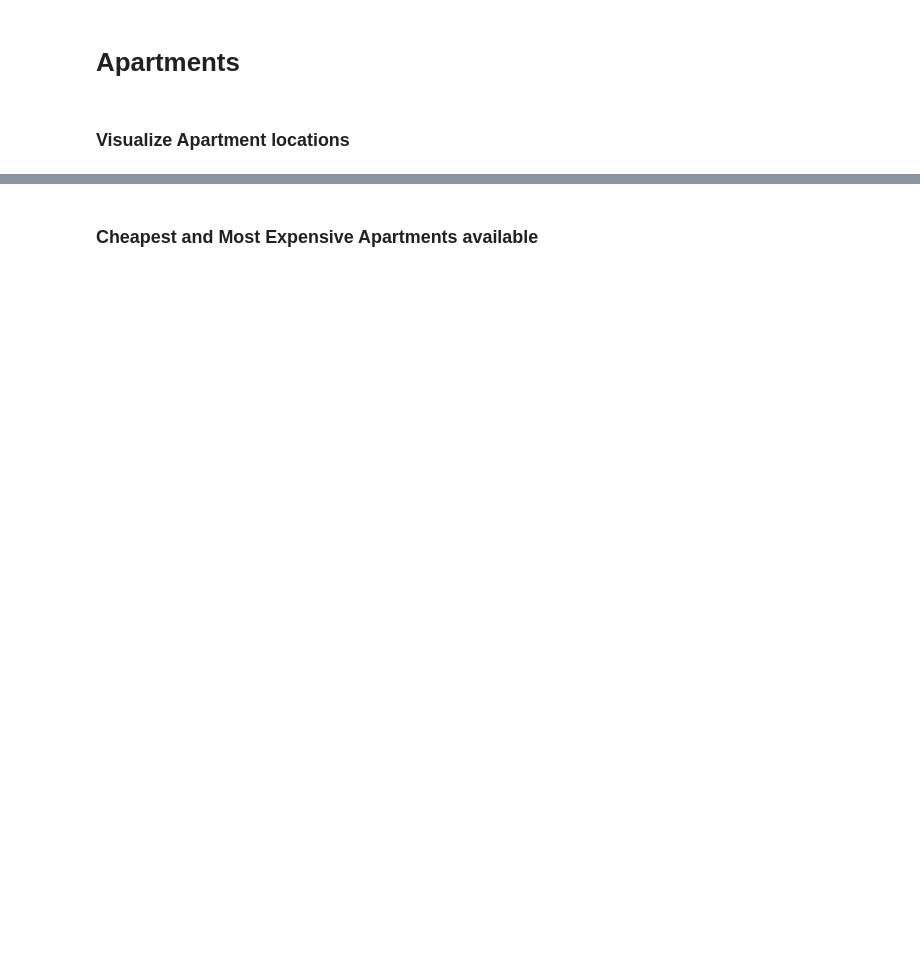
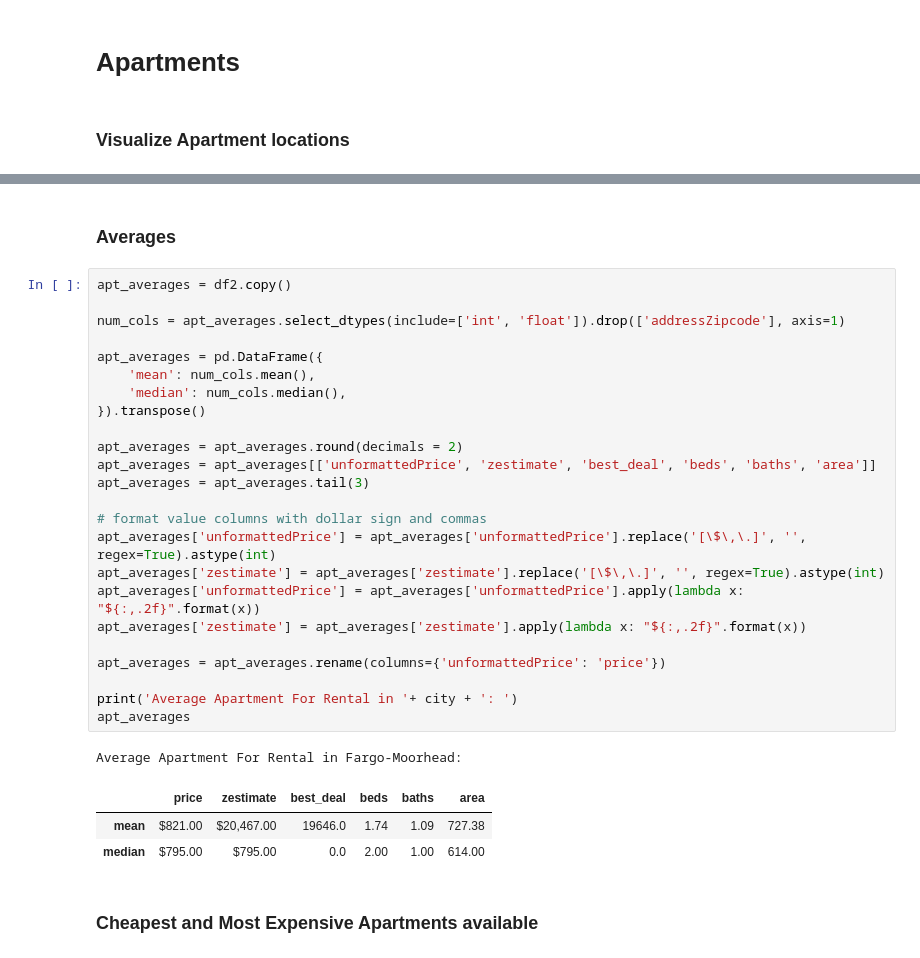
Before and after one commit to Dylanbbenson/Real_Estate_Data_Analysis, a Jupyter notebook: FM_Real_Estate_Analysis.ipynb, the cells around one changed output, grey strips where cells are left out. Cells and saved outputs as stored; diff of their text form; blank space fills up the shorter version.

```diff
--- a/FM_Real_Estate_Analysis.ipynb
+++ b/FM_Real_Estate_Analysis.ipynb
@@ -270,3 +314,34 @@ plt.show()
+# %% [markdown]
+### Averages
+# %%
+apt_averages = df2.copy()
+
+num_cols = apt_averages.select_dtypes(include=['int', 'float']).drop(['addressZipcode'], axis=1)
+
+apt_averages = pd.DataFrame({
+    'mean': num_cols.mean(),
+    'median': num_cols.median(),
+}).transpose()
+
+apt_averages = apt_averages.round(decimals = 2)
+apt_averages = apt_averages[['unformattedPrice', 'zestimate', 'best_deal', 'beds', 'baths', 'area']]
+apt_averages = apt_averages.tail(3)
+
+# format value columns with dollar sign and commas
+apt_averages['unformattedPrice'] = apt_averages['unformattedPrice'].replace('[\$\,\.]', '', regex=True).astype(int)
+apt_averages['zestimate'] = apt_averages['zestimate'].replace('[\$\,\.]', '', regex=True).astype(int)
+apt_averages['unformattedPrice'] = apt_averages['unformattedPrice'].apply(lambda x: "${:,.2f}".format(x))
+apt_averages['zestimate'] = apt_averages['zestimate'].apply(lambda x: "${:,.2f}".format(x))
+
+apt_averages = apt_averages.rename(columns={'unformattedPrice': 'price'})
+
+print('Average Apartment For Rental in '+ city + ': ')
+apt_averages
+# %% [output]
+Average Apartment For Rental in Fargo-Moorhead:
+|  | price | zestimate | best_deal | beds | baths | area |
+| mean | $821.00 | $20,467.00 | 19646.0 | 1.74 | 1.09 | 727.38 |
+| median | $795.00 | $795.00 | 0.0 | 2.00 | 1.00 | 614.00 |
 # %% [markdown]
 ### Cheapest and Most Expensive Apartments available
 # %%
```
Also changed, not shown: parts of 24 cells of this notebook, 2 other files.
